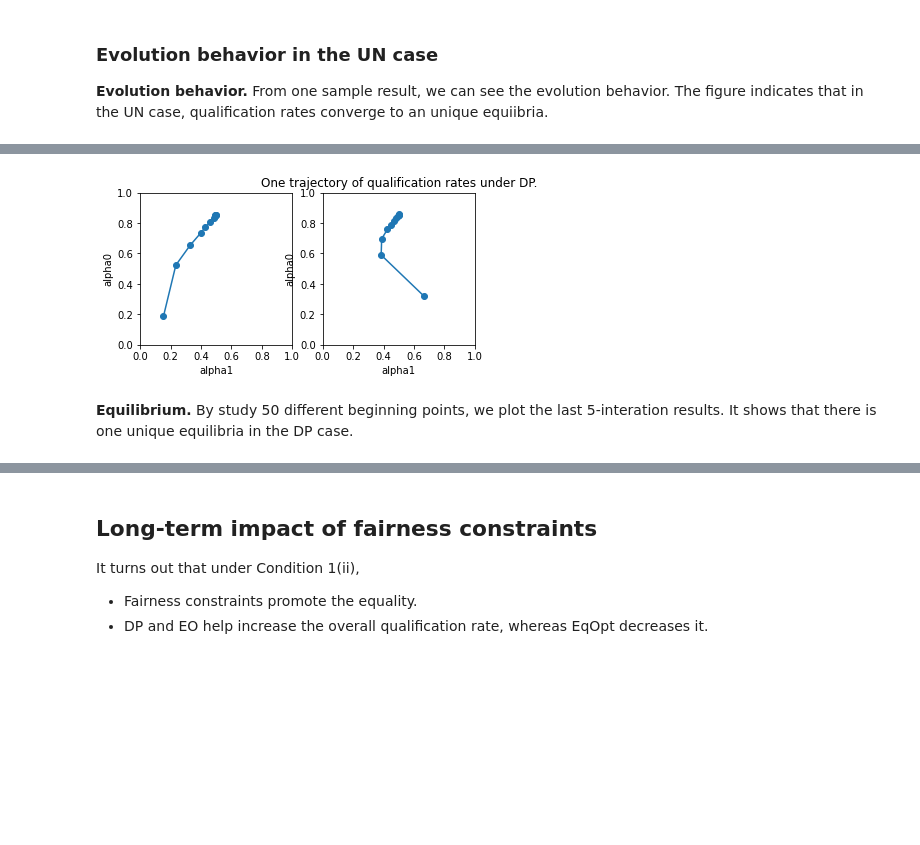
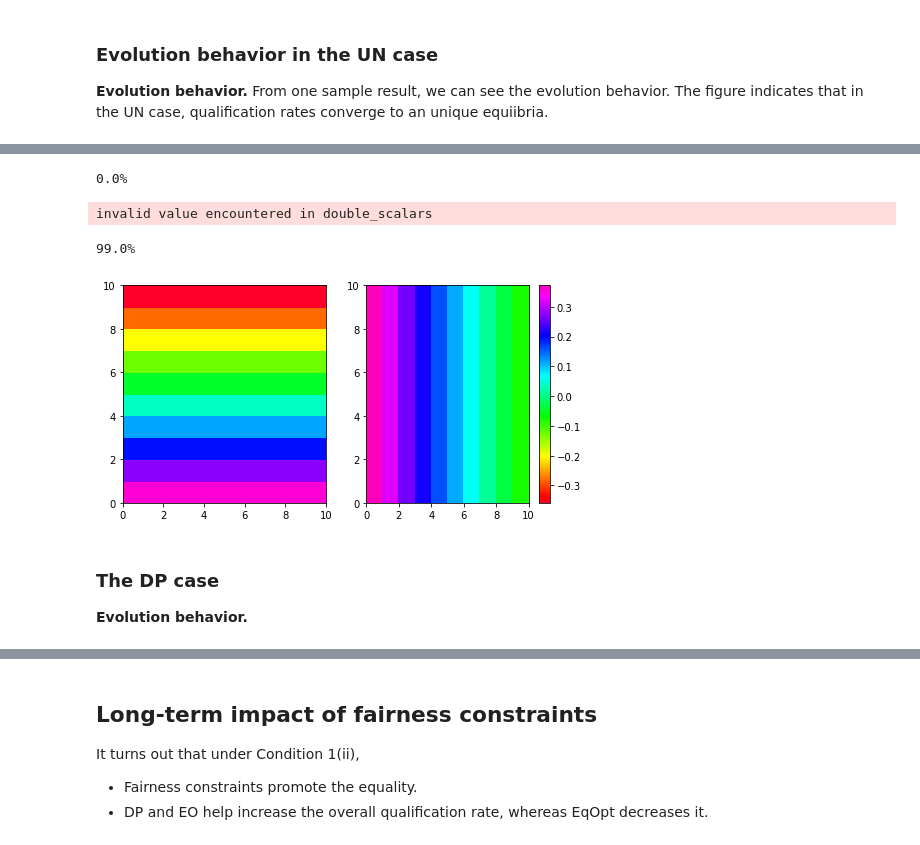
Before and after one commit to TURuibo/long-term-impact-of-fairness-constraints, a Jupyter notebook: notebooks/long_term_impact_analysis__FICO_equilibrium.ipynb, the cells around one changed output, grey strips where cells are left out. Cells and saved outputs as stored; diff of their text form; code cells hidden in the pictures; blank space fills up the shorter version.

```diff
--- a/notebooks/long_term_impact_analysis__FICO_equilibrium.ipynb
+++ b/notebooks/long_term_impact_analysis__FICO_equilibrium.ipynb
@@ -306,28 +218,58 @@ plt.show()
+# %%
+TOTAL_STEP = 10
+alphaList = np.linspace(0.05,0.95,TOTAL_STEP)
+
+group0_eqopt = np.zeros([len(alphaList),len(alphaList)])
+group1_eqopt = np.zeros([len(alphaList),len(alphaList)])
+
+for i, alpha0 in enumerate(alphaList):
+    for j, alpha1 in enumerate(alphaList):
+        sys.stdout.write("\r{0}%".format(str((i*TOTAL_STEP + j)*100/(TOTAL_STEP*TOTAL_STEP))))
+        group0_eqopt[i,j],group1_eqopt[i,j] = compute_balance_diff(alpha0,alpha1,T,get_policy_eqopt)
+# %% [output]
+0.0%
+invalid value encountered in double_scalars
+99.0%
+# %%
+vmin=np.min([group0_UN,group1_UN])
+vmax=z_max=np.max([group0_UN,group1_UN])
+
+fig, (ax0, ax1) = plt.subplots(ncols=2,figsize=(8, 4))
+
+im0 = ax0.pcolormesh(group0_UN, cmap='gist_rainbow',vmin=vmin,vmax=vmax)
+im1= ax1.pcolormesh(group1_UN, cmap='gist_rainbow',vmin=vmin,vmax=vmax)
+
+fig.colorbar(im1, ax=ax1)
+plt.show()
+# %% [output]
+[figure, added]
+# %% [markdown]
+### The DP case
+
+**Evolution behavior.**
 # %%
 np.random.seed(777)
 MAX_ITERATION_EQUILIBRIUM = 10
+
+alpha0, alpha1 =  alpha_aa_ini,alpha_c_ini
+alpha0_dp_evolution=[alpha0]
+alpha1_dp_evolution=[alpha1]
+for _ in range(MAX_ITERATION_EQUILIBRIUM):
+    alpha0, alpha1 = update_qualification_rates(alpha0, alpha1, T, get_policy_dp,
+                                                paa=P_AA, pc=P_C,
+                                                a_aa0=a_aa0, b_aa0=b_aa0,a_aa1=a_aa1, b_aa1=b_aa1,
+                                                a_c0=a_c0, b_c0=b_c0, a_c1=a_c1, b_c1=b_c1
+                                               )
+    alpha0_dp_evolution.append(alpha0)
+    alpha1_dp_evolution.append(alpha1)
+
 plt.figure()
+plt.axis('square')
+plt.plot(alpha1_dp_evolution,alpha0_dp_evolution,'o-')
+plt.ylim(0, 1)
+plt.xlim(0, 1)
 
-for k in range(2):
-    alpha0, alpha1 =  alpha0List[k],alpha1List[k]
-    alpha0_dp_evolution=[alpha0]
-    alpha1_dp_evolution=[alpha1]
-    for _ in range(MAX_ITERATION_EQUILIBRIUM):
-        alpha0, alpha1 = update_qualification_rates(alpha0, alpha1, P0, T, eva_classifier_dp,
-                                                        X, y, sensitive_features, subgroups_indices)
-        alpha0_dp_evolution.append(alpha0)
-        alpha1_dp_evolution.append(alpha1)
-
-    plt.subplot(1,2,k+1)
-    plt.axis('square')
-    plt.xlabel('alpha1')
-    plt.ylabel('alpha0')
-    plt.plot(alpha1_dp_evolution,alpha0_dp_evolution,'o-')
-    plt.ylim(0, 1)
-    plt.xlim(0, 1)
-plt.title("One trajectory of qualification rates under DP.")
+plt.xlabel('alpha1')
+plt.ylabel('alpha0')
+plt.title("One trajectory of qualification rates.")
 plt.show()
-# %% [output]
-[figure, removed]
-# %% [markdown]
-**Equilibrium.** By study 50 different beginning points, we plot the last 5-interation results. It shows that there is one unique equilibria in the DP case.
```
Also changed, not shown: parts of 53 cells of this notebook, 2 other files.
